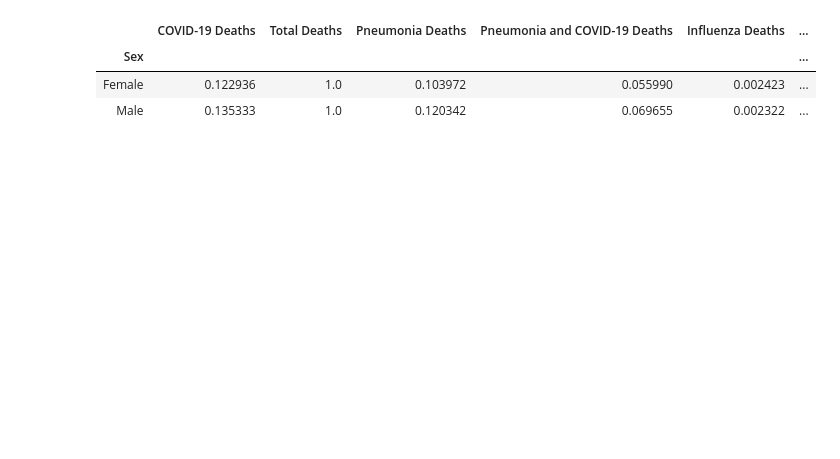
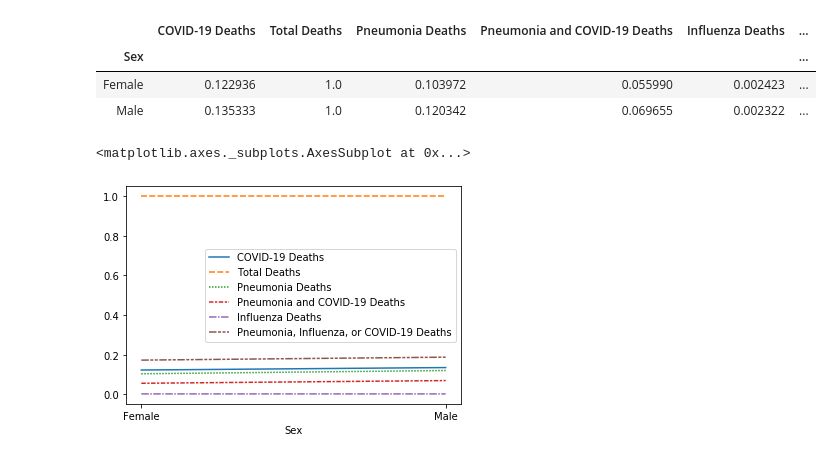
Before and after one commit to aditya-chichani/Covid-ICU-Bed-Allocation-System, a Jupyter notebook: 3036386807_3036383856_3037444215/analysis/data-processing.ipynb, the cells around one changed output. Drawn from its saved outputs; the diff is of its cells as text; code cells hidden in the pictures; blank space fills up the shorter version.

```diff
--- a/3036386807_3036383856_3037444215/analysis/data-processing.ipynb
+++ b/3036386807_3036383856_3037444215/analysis/data-processing.ipynb
@@ -23,3 +24,8 @@ prob_df
 | Sex |  |  |  |  |  | ... |
 | Female | 0.122936 | 1.0 | 0.103972 | 0.055990 | 0.002423 | ... |
 | Male | 0.135333 | 1.0 | 0.120342 | 0.069655 | 0.002322 | ... |
+# %%
+sns.lineplot(data= prob_df[])
+# %% [output]
+<matplotlib.axes._subplots.AxesSubplot at 0x...>
+[figure, added]
```
Also changed, not shown: parts of 6 cells of this notebook.
